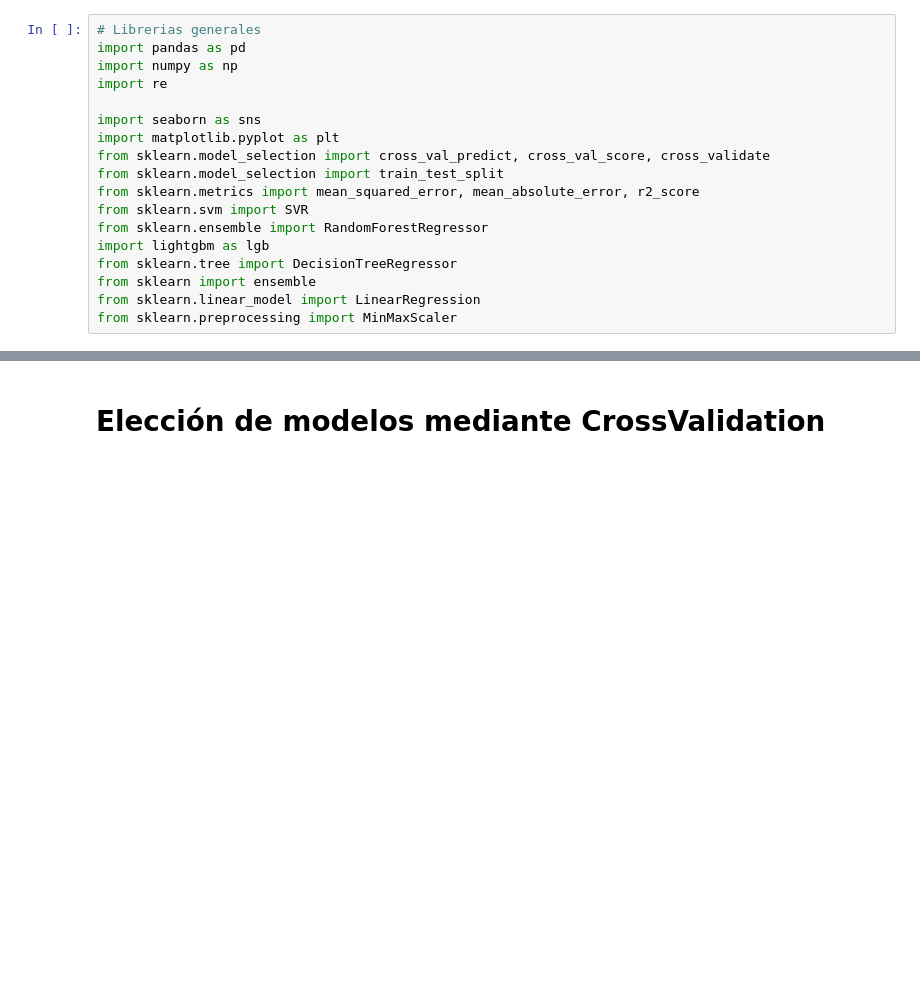
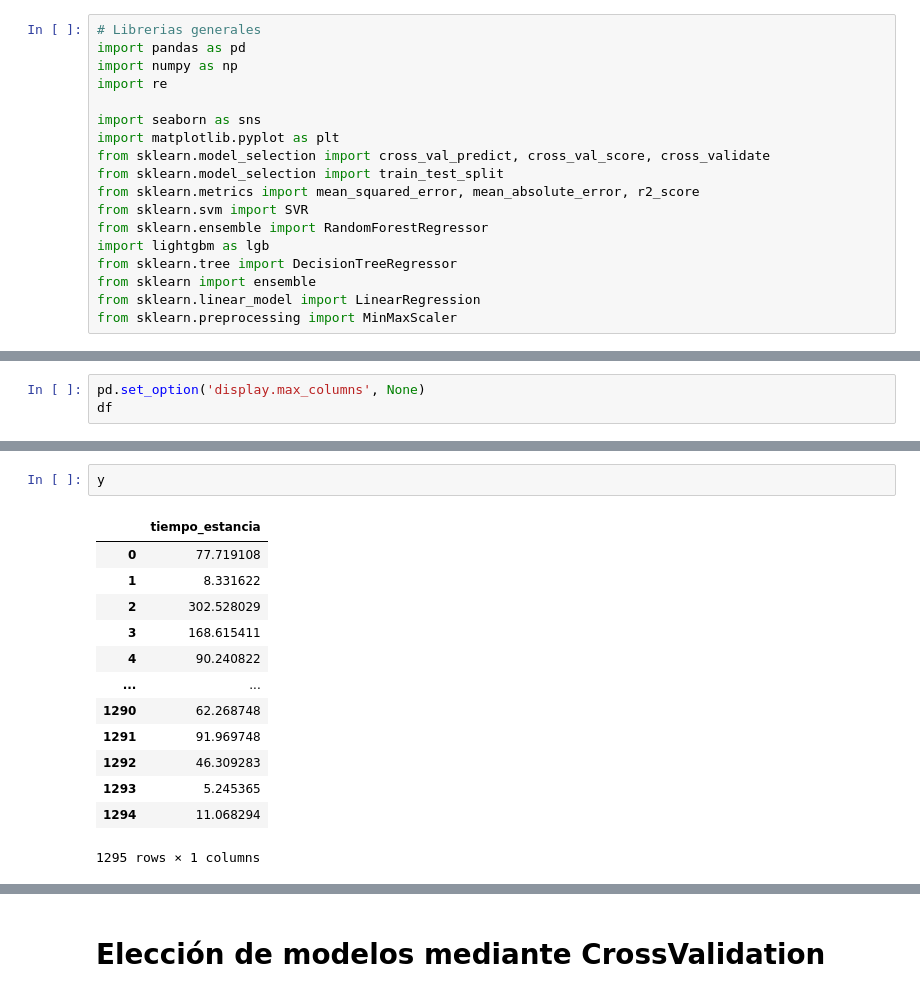
Before and after one commit to danielmancovidales/Aplicaciones-en-salud, a Jupyter notebook: modelos.ipynb, the cells around one changed output, grey strips where cells are left out. Cells and saved outputs as stored; diff of their text form; blank space fills up the shorter version.

```diff
--- a/modelos.ipynb
+++ b/modelos.ipynb
@@ -63,0 +32,3 @@ y_sc
+# %%
+pd.set_option('display.max_columns', None)
+df
@@ -63,0 +49,16 @@ y_sc
+# %%
+y
+# %% [output]
+|  | tiempo_estancia |
+| 0 | 77.719108 |
+| 1 | 8.331622 |
+| 2 | 302.528029 |
+| 3 | 168.615411 |
+| 4 | 90.240822 |
+| ... | ... |
+| 1290 | 62.268748 |
+| 1291 | 91.969748 |
+| 1292 | 46.309283 |
+| 1293 | 5.245365 |
+| 1294 | 11.068294 |
+1295 rows × 1 columns
```
Also changed, not shown: parts of 23 cells of this notebook.
